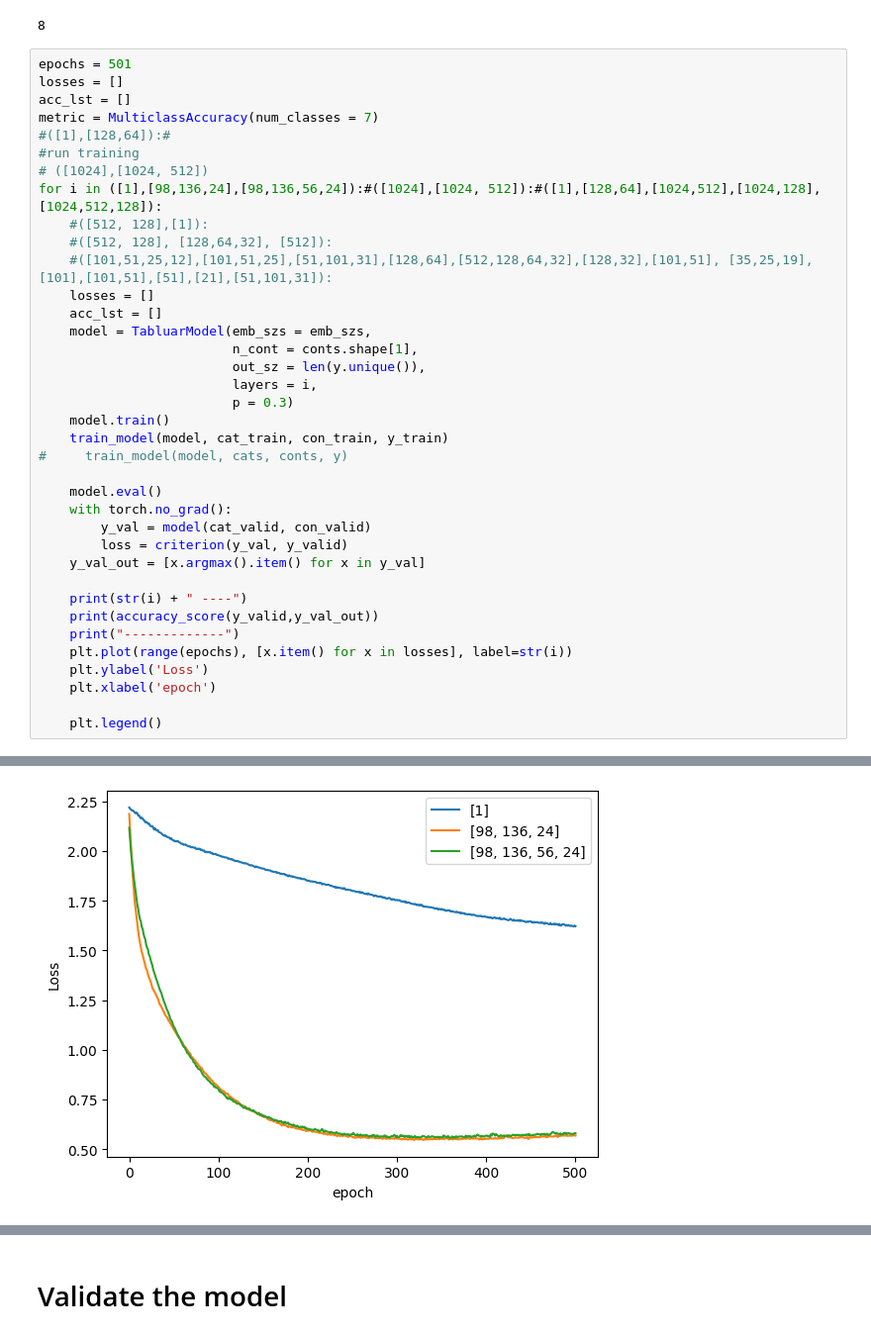
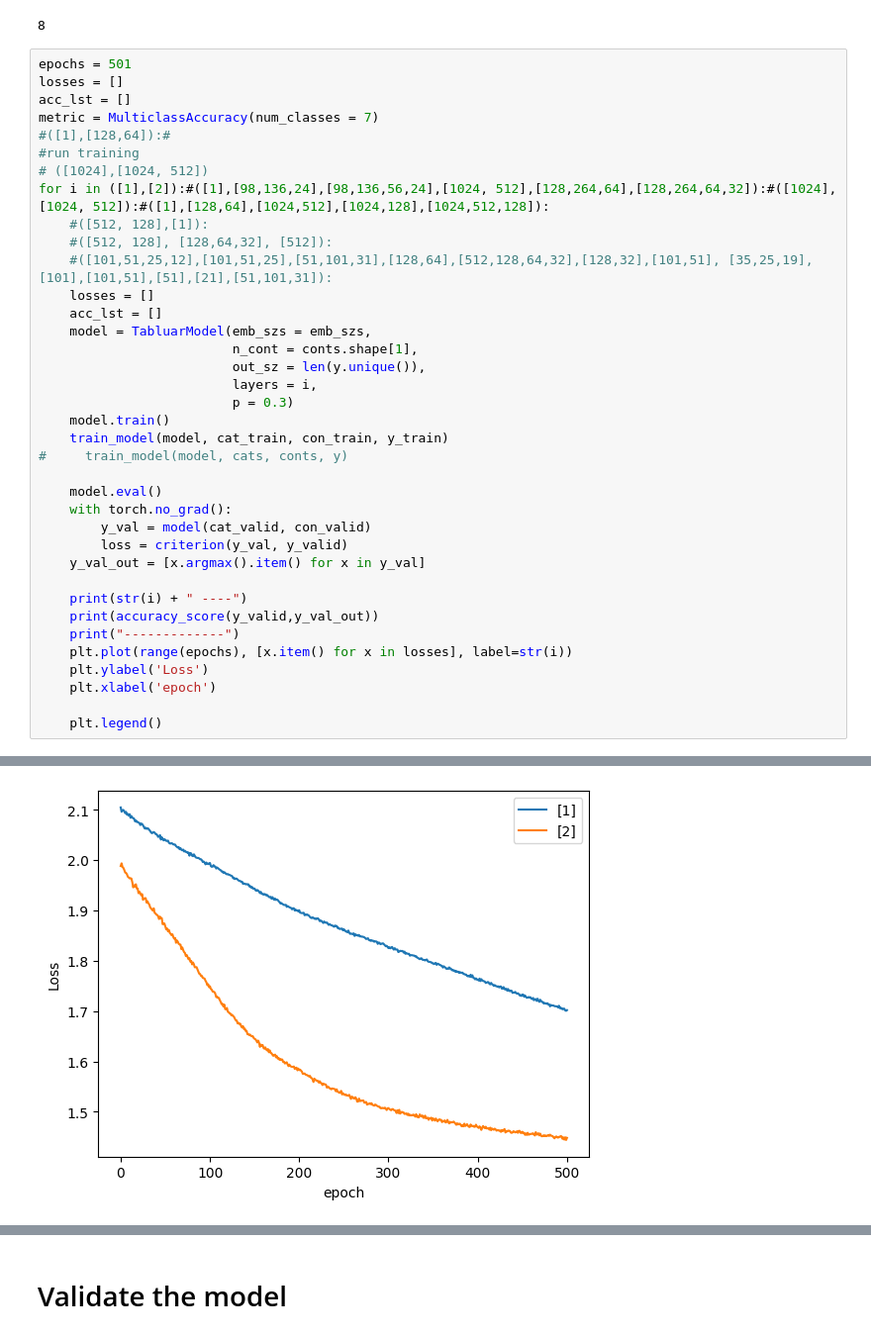
Before and after one commit to andrewbremner3/PlayGroundSeries, a Jupyter notebook: weightrisk-s4e2-pytorch.ipynb, the cells around one changed output, grey strips where cells are left out. Shown: that part at 99% size. Cells and saved outputs as stored; diff of their text form.

```diff
--- a/weightrisk-s4e2-pytorch.ipynb
+++ b/weightrisk-s4e2-pytorch.ipynb
@@ -754,7 +754,7 @@ metric = MulticlassAccuracy(num_classes = 7)
 #([1],[128,64]):#
 #run training
 # ([1024],[1024, 512])
-for i in ([1],[98,136,24],[98,136,56,24]):#([1024],[1024, 512]):#([1],[128,64],[1024,512],[1024,128],[1024,512,128]):
+for i in ([1],[2]):#([1],[98,136,24],[98,136,56,24],[1024, 512],[128,264,64],[128,264,64,32]):#([1024],[1024, 512]):#([1],[128,64],[1024,512],[1024,128],[1024,512,128]):
     #([512, 128],[1]):
     #([512, 128], [128,64,32], [512]):
     #([101,51,25,12],[101,51,25],[51,101,31],[128,64],[512,128,64,32],[128,32],[101,51], [35,25,19],[101],[101,51],[51],[21],[51,101,31]):
@@ -803,5 +806,5 @@ Training took 0.7096062938372294 minutes
 -------------
-[figure, old version]
+[figure, new version]
 # %%
 y_val
 # %% [output]
```
Also changed, not shown: parts of 26 cells of this notebook.
